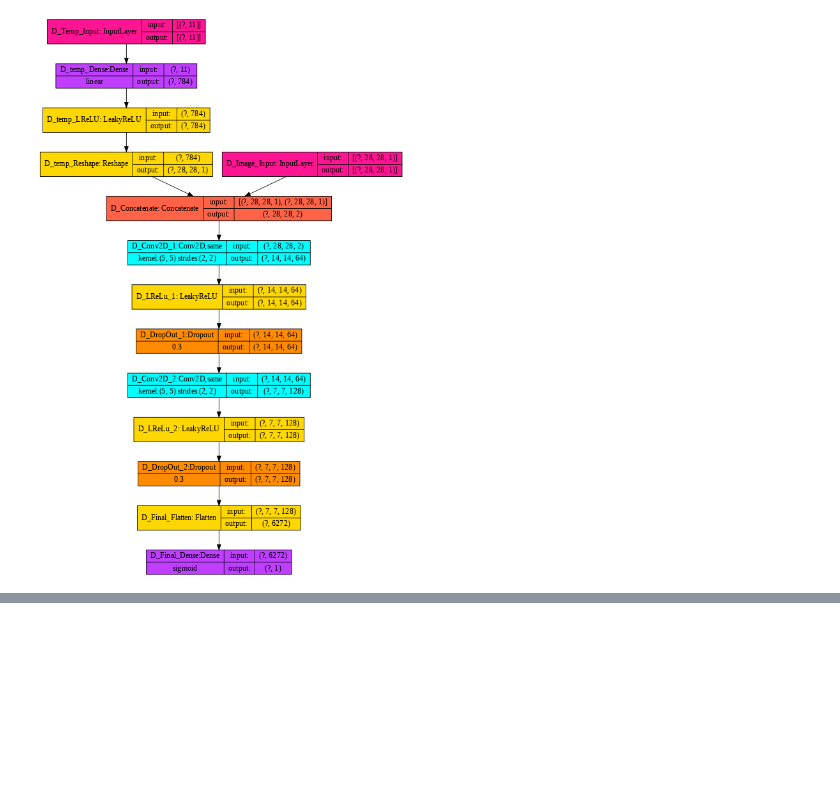
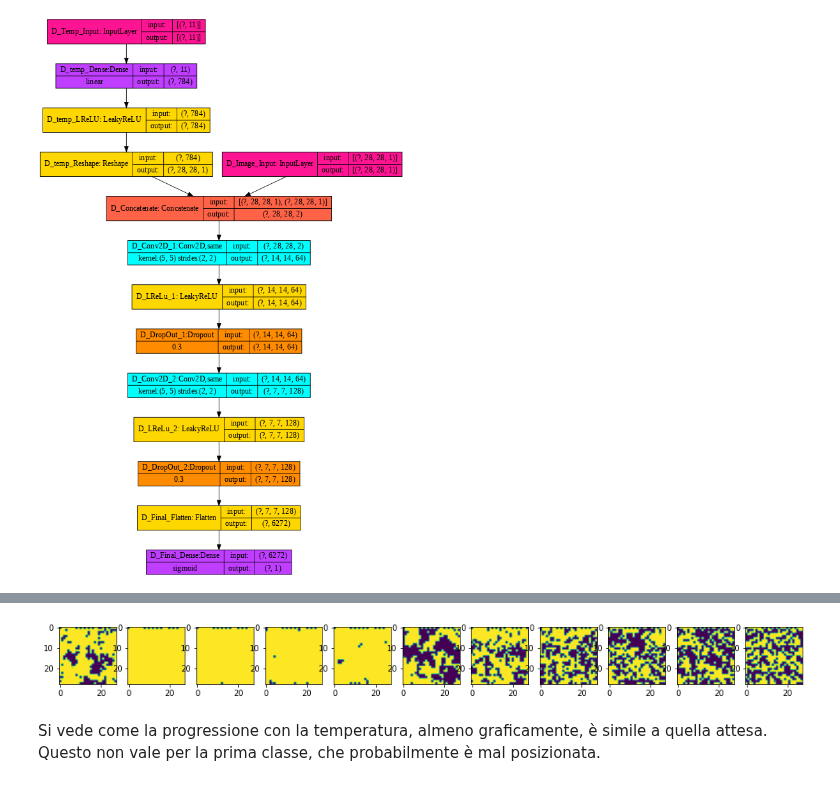
Before and after one commit to raeubaen/misc, a Jupyter notebook: Conditional GAN.ipynb, the cells around one changed output, grey strips where cells are left out. Saved outputs shown, nothing was run; the diff lists cells and outputs as text; code cells hidden in the pictures; blank space fills up the shorter version.

```diff
--- a/Conditional GAN.ipynb
+++ b/Conditional GAN.ipynb
@@ -267,7 +265,7 @@ class DCGAN(keras.Model):
         # 5) assegna le label corrette (fae vs reale)
         labels = tf.concat([
             tf.ones((batch_size, 1)),  #immagini reali, temperature reali
-            tf.zeros((batch_size, 1)), #immagini reali, temperature random
+            tf.zeros((batch_size, 1)), #immagini reali, temperature no
             tf.zeros((batch_size, 1)), #immagini generate, temperature corrispondenti
         ], axis=0)
 
@@ -299,7 +297,7 @@ class DCGAN(keras.Model):
 
 # custom callback to save generated images peridoically during training
 class GANMonitor(keras.callbacks.Callback):
-    def __init__(self, num_img=6, latent_dim=128, norma=1.0):
+    def __init__(self, num_img=11, latent_dim=128, norma=1.0):
         self.num_img = num_img
         self.latent_dim = latent_dim
         self.norma = norma
@@ -309,11 +307,12 @@ class GANMonitor(keras.callbacks.Callback):
         latent = tf.random.normal(shape=(self.num_img, self.latent_dim))
         generated_images = self.model.generator([classes, latent])
         generated_images = generated_images * self.norma
-        fig, axs = plt.subplots(1, self.num_img)
+        fig, axs = plt.subplots(1, self.num_img, figsize=(18, 5))
         for i in range(self.num_img):
             img = generated_images[i].numpy().reshape(28, 28)
             axs[i].imshow(img)
         fig.savefig(f"{epoch}.png")
+        plt.close()
 # %%
 # Training della GAN
 
@@ -328,10 +327,10 @@ discriminator_optimizer = keras.optimizers.Adam(
 gan_loss = keras.losses.BinaryCrossentropy(from_logits=True)
 
 # Epochs
-EPOCHS = 30
+EPOCHS = 300
 
 # Callbacks
-cbk = GANMonitor(num_img=6, latent_dim=LATENT_DIM, norma=255)
+cbk = GANMonitor(num_img=NUM_TEMP_CLASSES, latent_dim=LATENT_DIM, norma=255)
 
 # Istanziamento modello
 gan = DCGAN(discriminator=d_model, generator=g_model, regressor=r_model, latent_dim=LATENT_DIM)
@@ -351,0 +364,13 @@ KeyboardInterrupt: ignored
+# %%
+classes = tf.one_hot(range(NUM_TEMP_CLASSES), NUM_TEMP_CLASSES)
+latent = tf.random.normal(shape=(NUM_TEMP_CLASSES, LATENT_DIM))
+generated_images = gan.generator([classes, latent])
+generated_images = generated_images
+fig, axs = plt.subplots(1, NUM_TEMP_CLASSES, figsize=(17, 5))
+for i in range(NUM_TEMP_CLASSES):
+    img = generated_images[i].numpy().reshape(28, 28)
+    axs[i].imshow(img)
+# %% [output]
+[figure, added]
+# %% [markdown]
+Si vede come la progressione con la temperatura, almeno graficamente, è simile a quella attesa. Questo non vale per la prima classe, che probabilmente è mal posizionata.
```
Also changed, not shown: parts of 6 cells of this notebook.
